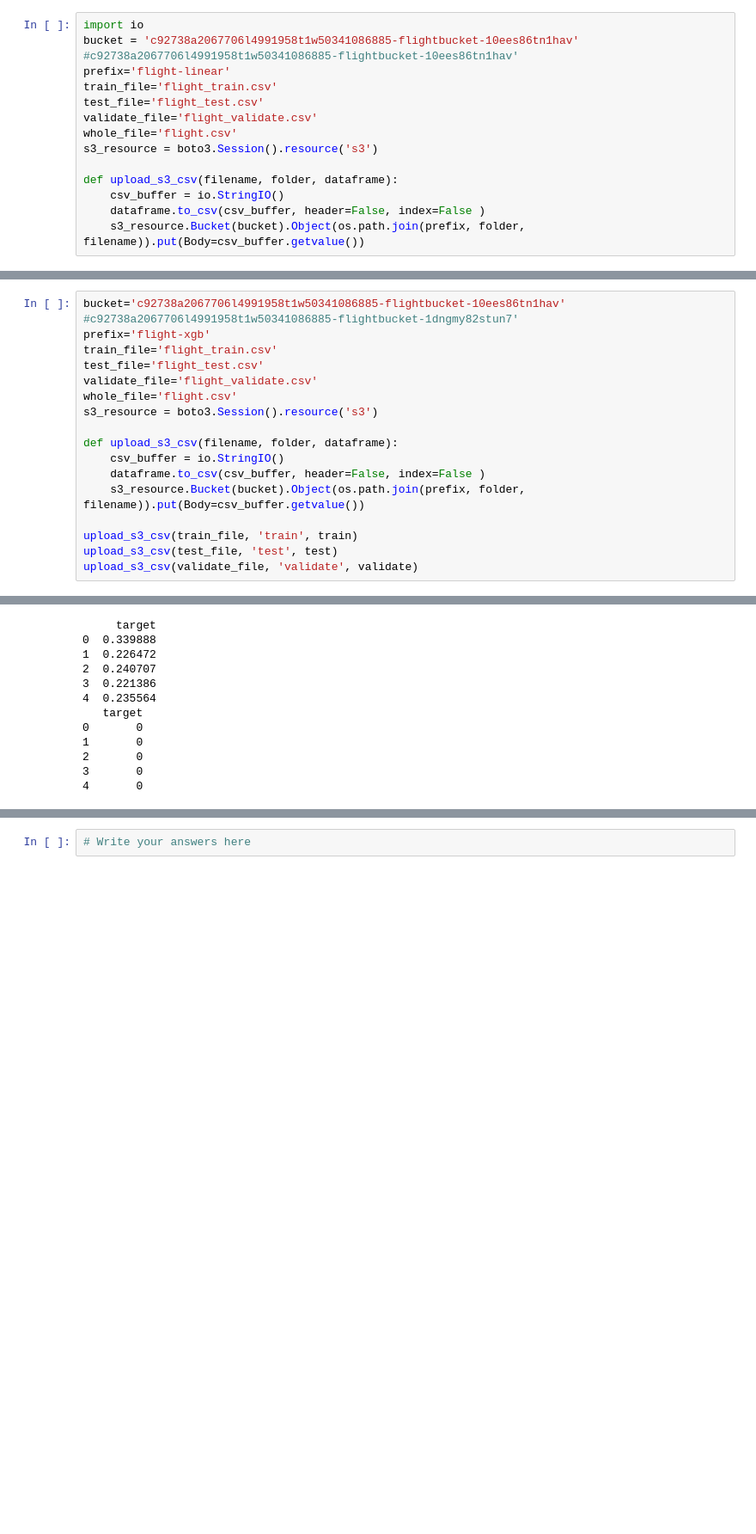
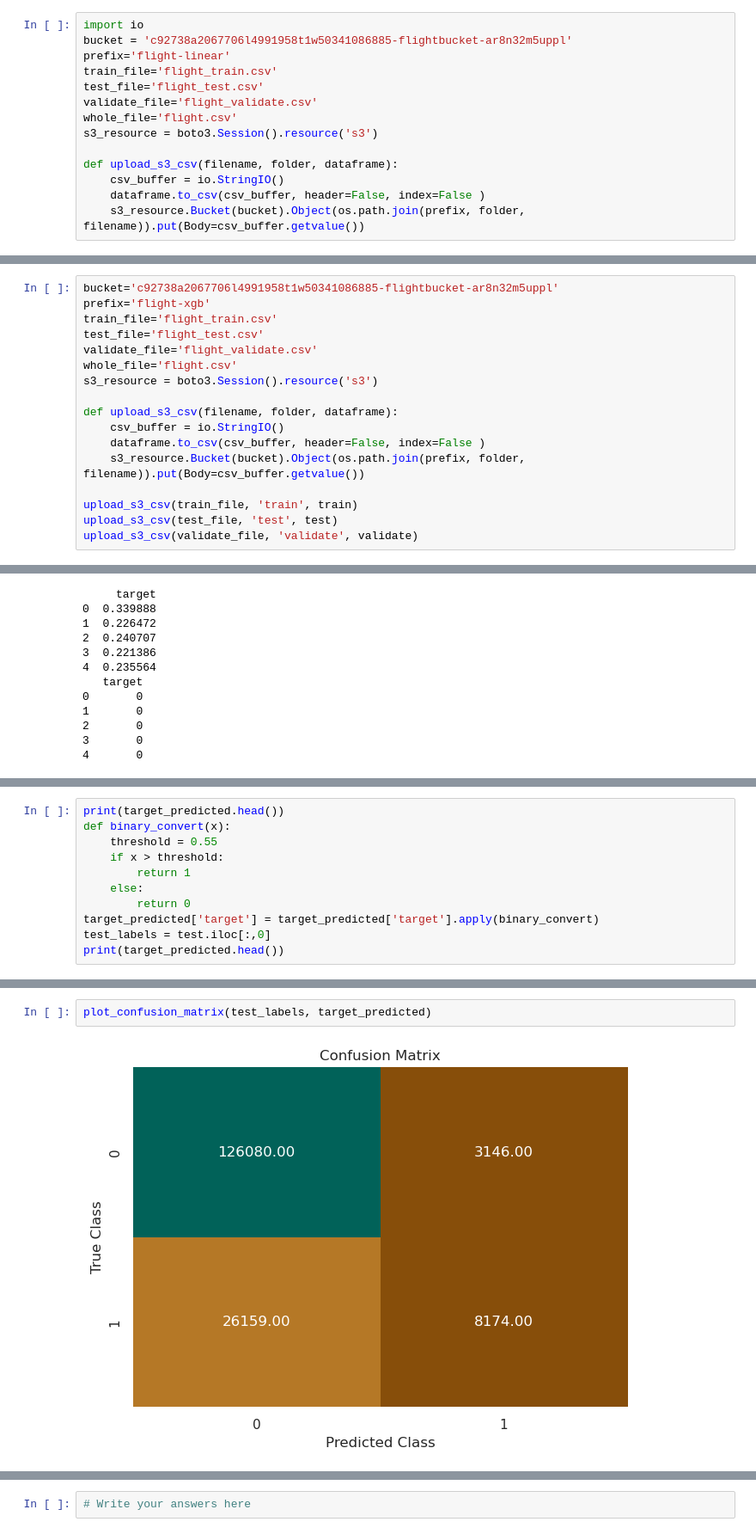
Before and after one commit to Ajia-code/AWS-Machine-Learning-, a Jupyter notebook: Flight_Delay-Student.ipynb, the cells around one changed output, grey strips where cells are left out. Shown at 86% size. Drawn from its saved outputs; the diff is of its cells as text; blank space fills up the shorter version.

```diff
--- a/Flight_Delay-Student.ipynb
+++ b/Flight_Delay-Student.ipynb
@@ -902,8 +902,7 @@ Next, set up some functions that will help load the test data into Amazon S3 and
 **Note:** Replace `<LabBucketName>` with the name of the lab bucket that was created during the lab setup.
 # %%
 import io
-bucket = 'c92738a2067706l4991958t1w50341086885-flightbucket-10ees86tn1hav'
-#c92738a2067706l4991958t1w50341086885-flightbucket-10ees86tn1hav'
+bucket = 'c92738a2067706l4991958t1w50341086885-flightbucket-ar8n32m5uppl'
 prefix='flight-linear'
 train_file='flight_train.csv'
 test_file='flight_test.csv'
@@ -1531,8 +1530,7 @@ a. `bucket = <LabBucketName>`
 b. `prefix = 'flight-xgb'`
 3. Use the AWS SDK for Python (Boto3) to upload the model to the bucket.
 # %%
-bucket='c92738a2067706l4991958t1w50341086885-flightbucket-10ees86tn1hav'
-#c92738a2067706l4991958t1w50341086885-flightbucket-1dngmy82stun7'
+bucket='c92738a2067706l4991958t1w50341086885-flightbucket-ar8n32m5uppl'
 prefix='flight-xgb'
 train_file='flight_train.csv'
 test_file='flight_test.csv'
@@ -2115,0 +2192,11 @@ ValueError: Axis limits cannot be NaN or Inf
+# %%
+print(target_predicted.head())
+def binary_convert(x):
+    threshold = 0.55
+    if x > threshold:
+        return 1
+    else:
+        return 0
+target_predicted['target'] = target_predicted['target'].apply(binary_convert)
+test_labels = test.iloc[:,0]
+print(target_predicted.head())
@@ -2115,0 +2216,4 @@ ValueError: Axis limits cannot be NaN or Inf
+# %%
+plot_confusion_matrix(test_labels, target_predicted)
+# %% [output]
+[figure, added]
```
Also changed, not shown: parts of 24 cells of this notebook.
